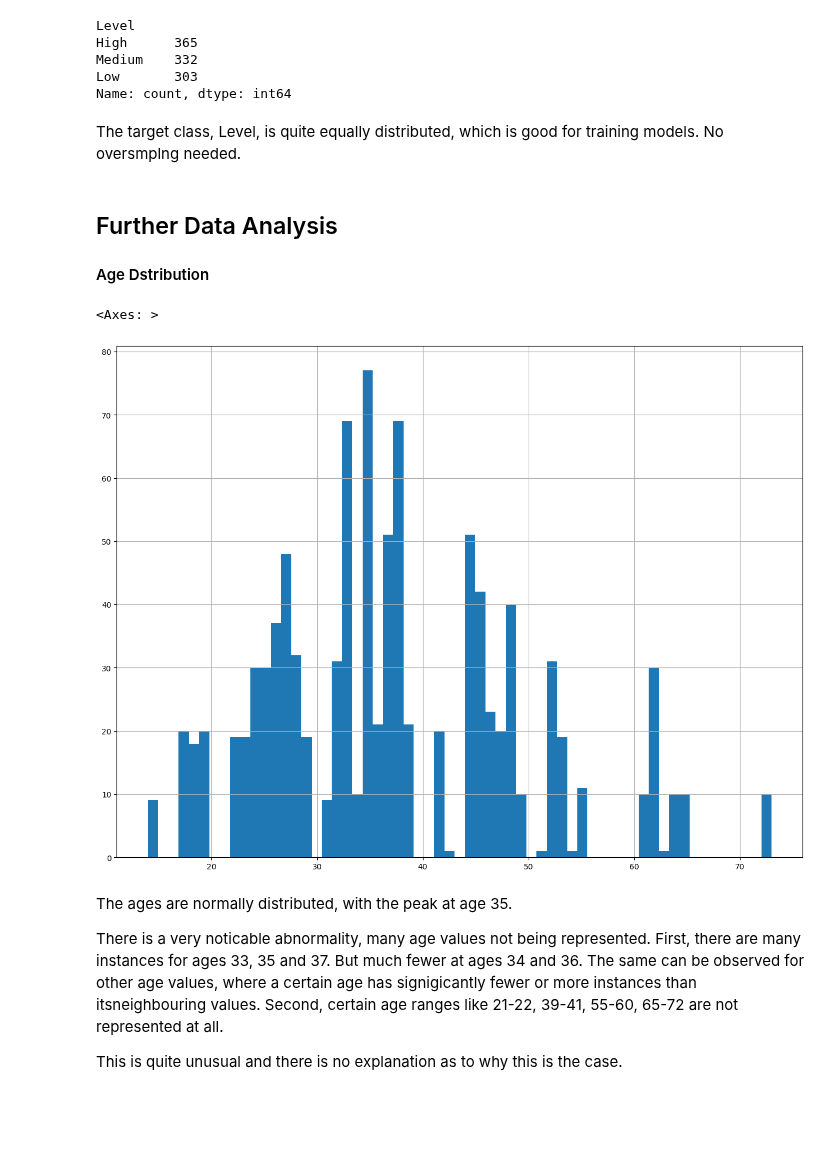
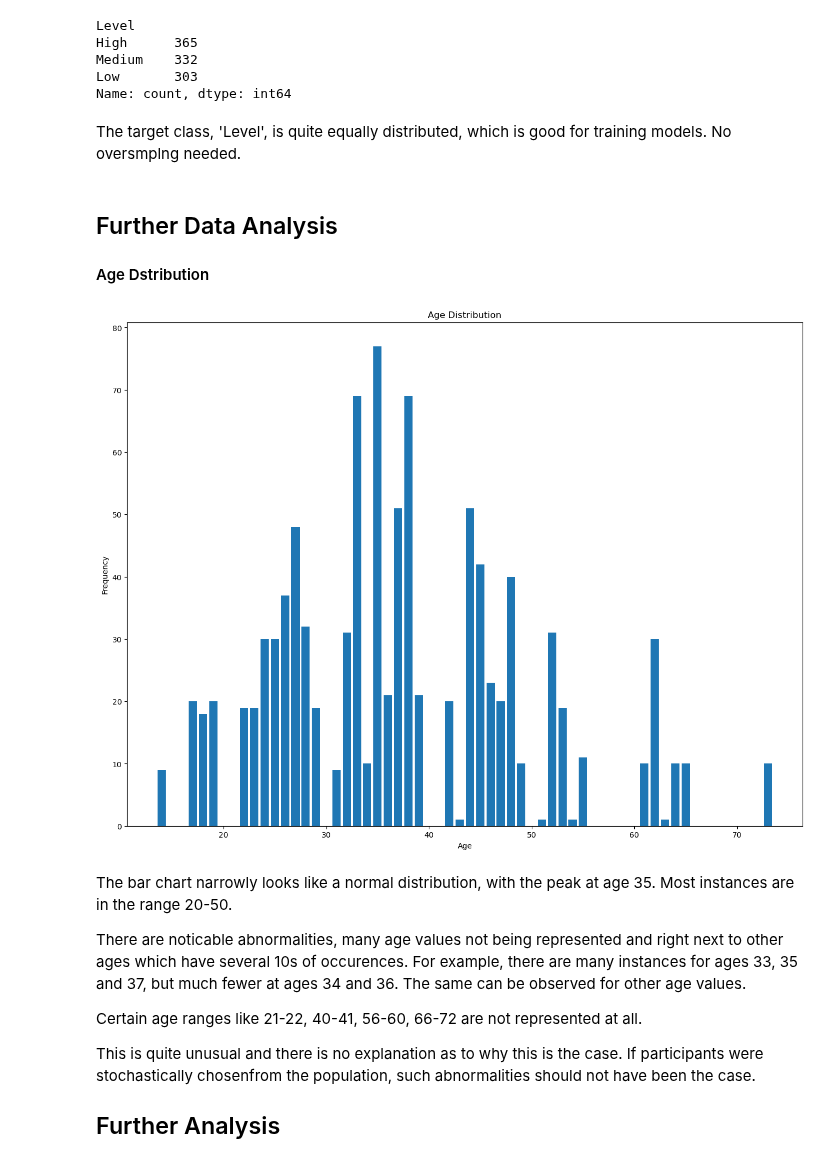
Before and after one commit to machine-learning-hwu-project/Dubai_UG_11, a Jupyter notebook: data-analysis/Data_Analysis_Categorical.ipynb, the cells around one changed output. Drawn from its saved outputs; the diff is of its cells as text; code cells hidden in the pictures; blank space fills up the shorter version.

```diff
--- a/data-analysis/Data_Analysis_Categorical.ipynb
+++ b/data-analysis/Data_Analysis_Categorical.ipynb
@@ -150,19 +150,31 @@ Medium    332
 Low       303
 Name: count, dtype: int64
 # %% [markdown]
-The target class, Level, is quite equally distributed, which is good for training models. No oversmplng needed.
+The target class, 'Level', is quite equally distributed, which is good for training models. No oversmplng needed.
 # %% [markdown]
 ## Further Data Analysis
 
 #### Age Dstribution
-# %%
-lung_categorical['Age'].hist(bins=61, figsize=(16,12))
-# %% [output]
-<Axes: >
-[figure, removed]
+# %%
+# Count occurrences of each age and sort by age value
+age_counts = lung_categorical['Age'].value_counts().sort_index()
+
+# Plot using bar chart for exact frequency of each age
+plt.figure(figsize=(16, 12))
+plt.bar(age_counts.index, age_counts.values)
+plt.title("Age Distribution")
+plt.xlabel("Age")
+plt.ylabel("Frequency")
+plt.show()
+# %% [output]
+[figure, added]
 # %% [markdown]
-The ages are normally distributed, with the peak at age 35.
+The bar chart narrowly looks like a normal distribution, with the peak at age 35. Most instances are in the range 20-50.
 
-There is a very noticable abnormality, many age values not being represented. First, there are many instances for ages 33, 35 and 37. But much fewer at ages 34 and 36. The same can be observed for other age values, where a certain age has signigicantly fewer or more instances than itsneighbouring values. Second, certain age ranges like 21-22, 39-41, 55-60, 65-72 are not represented at all.
+There are noticable abnormalities, many age values not being represented and right next to other ages which have several 10s of occurences. For example, there are many instances for ages 33, 35 and 37, but much fewer at ages 34 and 36. The same can be observed for other age values.
 
-This is quite unusual and there is no explanation as to why this is the case.
+Certain age ranges like 21-22, 40-41, 56-60, 66-72 are not represented at all.
+
+This is quite unusual and there is no explanation as to why this is the case. If participants were stochastically chosenfrom the population, such abnormalities should not have been the case.
+
+## Further Analysis
```
Also changed, not shown: parts of 8 cells of this notebook, 10 other files.
